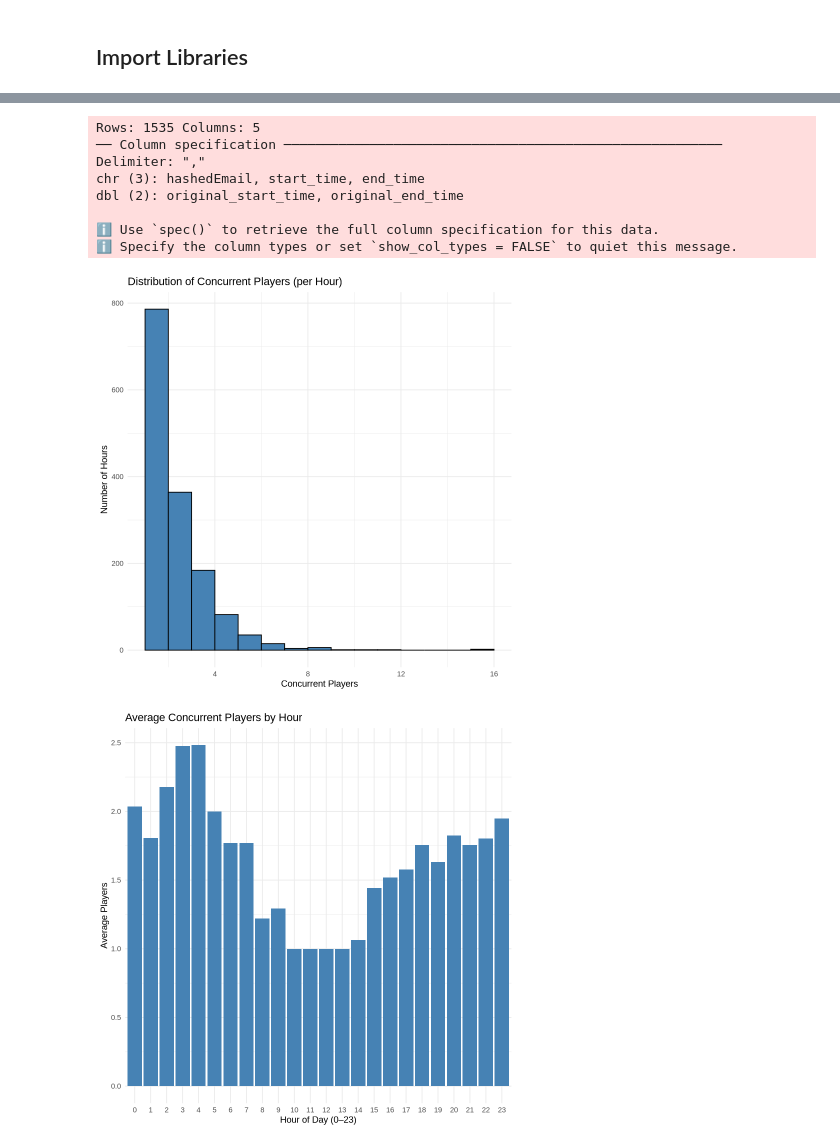
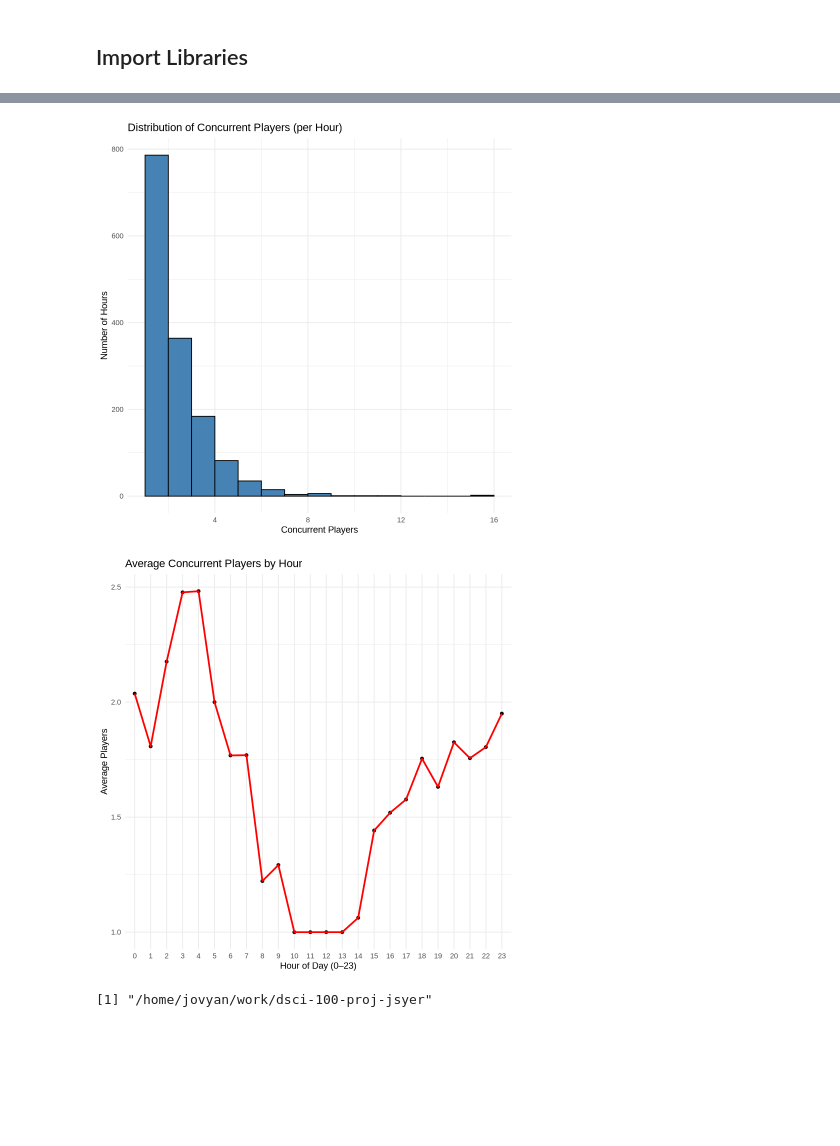
Before and after one commit to notjosh37/dsci-100-proj-jsyer, a Jupyter notebook: Project.ipynb, the cells around one changed output, grey strips where cells are left out. Saved outputs shown, nothing was run; the diff lists cells and outputs as text; code cells hidden in the pictures; blank space fills up the shorter version.

```diff
--- a/Project.ipynb
+++ b/Project.ipynb
@@ -171,89 +159,35 @@ sessions_raw
 # %%
-###############################################################################
-## Minecraft Demand-Forecast Workflow (R) — single, self-contained script    ##
-## Only uses functions on the DSCI 100 reference sheet                      ##
-###############################################################################
-
-# 0. Libraries ---------------------------------------------------------------
-library(tidyverse)   # readr, dplyr, tidyr, purrr, ggplot2
-library(lubridate)   # dmy_hm(), floor_date(), hour(), wday()
-
-# 1. Read raw sessions file --------------------------------------------------
-sessions <- read_csv("data/sessions.csv")          # original column names stay
-
-# (optional) Rename for convenience with base-R names() — still in scope
-names(sessions) <- c(
-  "hashed_email",
-  "start_time",
-  "end_time",
-  "original_start_time",
-  "original_end_time"
-)
-
-# 2. Parse timestamps & basic cleaning --------------------------------------
-sessions <- sessions |>
-  mutate(
-    start_time = dmy_hm(start_time, tz = "UTC"),
-    end_time   = dmy_hm(end_time,   tz = "UTC")
-  ) |>
-  filter(!is.na(start_time) & !is.na(end_time) & end_time >= start_time)
-
-# 3. Expand each session to the hours it spans ------------------------------
-sessions_long <- sessions |>
-  mutate(
-    hour_seq = map2(
-      start_time, end_time,
-      ~ seq(
-          floor_date(.x, "hour"),      # first full hour
-          floor_date(.y, "hour"),      # last full hour
-          by = "hour"
-        )
-    )
-  ) |>
-  unnest(hour_seq) |>
-  select(hashed_email, hour_seq)
-
-# 4. Count concurrent players per hour --------------------------------------
-hourly <- sessions_long |>
-  count(hour_seq, name = "concurrent_players") |>
-  mutate(
-    hour = factor(hour(hour_seq), levels = 0:23, ordered = TRUE)  # 0–23
-  )
-
 # 5. Visualizations ----------------------------------------------------------
-
 ## 5-A  Histogram of hourly concurrency
 hourly |>
   ggplot(aes(x = concurrent_players)) +
   geom_histogram(binwidth = 1, boundary = 0, closed = "left",
                  fill = "steelblue", colour = "black") +
   labs(
     title = "Distribution of Concurrent Players (per Hour)",
     x     = "Concurrent Players",
     y     = "Number of Hours"
   ) +
   theme_minimal()
 
 ## 5-B  Average concurrent players by hour-of-day
 hourly |>
   group_by(hour) |>
   summarize(avg_players = mean(concurrent_players), .groups = "drop") |>
-  ggplot(aes(x = hour, y = avg_players)) +
-  geom_col(fill = "steelblue") +
+  arrange(hour) |>
+  ggplot(aes(x = hour, y = avg_players, group = 1)) +
+  geom_point() +
+  geom_path(color = "red", linewidth = 1) +
   labs(
     title = "Average Concurrent Players by Hour",
     x     = "Hour of Day (0–23)",
     y     = "Average Players"
   ) +
   theme_minimal()
 # %% [output]
-Rows: 1535 Columns: 5
-── Column specification ────────────────────────────────────────────────────────
-Delimiter: ","
-chr (3): hashedEmail, start_time, end_time
-dbl (2): original_start_time, original_end_time
-
-ℹ Use `spec()` to retrieve the full column specification for this data.
-ℹ Specify the column types or set `show_col_types = FALSE` to quiet this message.
 [figure]
-[figure, old version]
+[figure, new version]
+# %%
+getwd()
+# %% [output]
+[1] "/home/jovyan/work/dsci-100-proj-jsyer"
```
Also changed, not shown: parts of 6 cells of this notebook.
